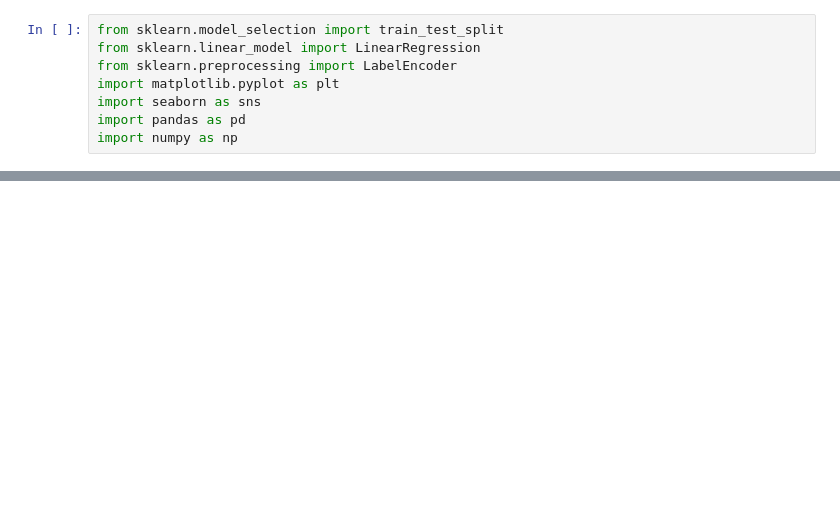
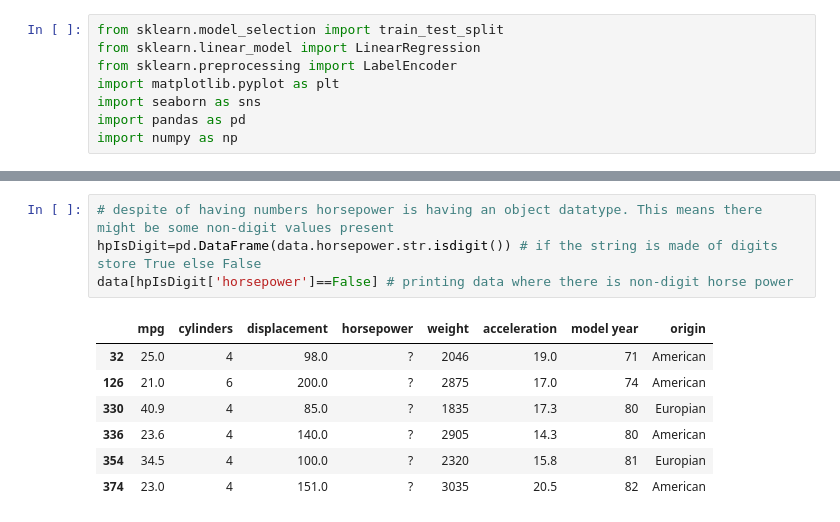
Before and after one commit to VAMSEE92/Linear-Regression, a Jupyter notebook: Linear_reg.ipynb, the cells around one changed output, grey strips where cells are left out. Saved outputs shown, nothing was run; the diff lists cells and outputs as text; blank space fills up the shorter version.

```diff
--- a/Linear_reg.ipynb
+++ b/Linear_reg.ipynb
@@ -14,0 +56,12 @@ array([1, 3, 2], dtype=int64)
+# %%
+# despite of having numbers horsepower is having an object datatype. This means there might be some non-digit values present
+hpIsDigit=pd.DataFrame(data.horsepower.str.isdigit()) # if the string is made of digits store True else False
+data[hpIsDigit['horsepower']==False] # printing data where there is non-digit horse power
+# %% [output]
+|  | mpg | cylinders | displacement | horsepower | weight | acceleration | model year | origin |
+| 32 | 25.0 | 4 | 98.0 | ? | 2046 | 19.0 | 71 | American |
+| 126 | 21.0 | 6 | 200.0 | ? | 2875 | 17.0 | 74 | American |
+| 330 | 40.9 | 4 | 85.0 | ? | 1835 | 17.3 | 80 | Europian |
+| 336 | 23.6 | 4 | 140.0 | ? | 2905 | 14.3 | 80 | American |
+| 354 | 34.5 | 4 | 100.0 | ? | 2320 | 15.8 | 81 | Europian |
+| 374 | 23.0 | 4 | 151.0 | ? | 3035 | 20.5 | 82 | American |
```
Also changed, not shown: parts of 11 cells of this notebook.
